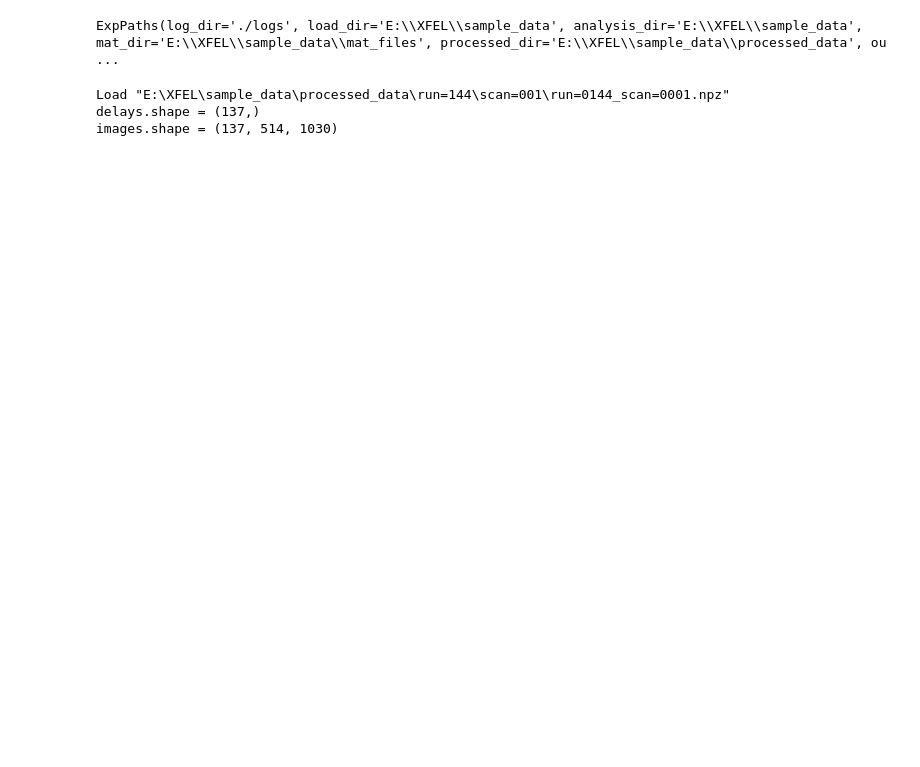
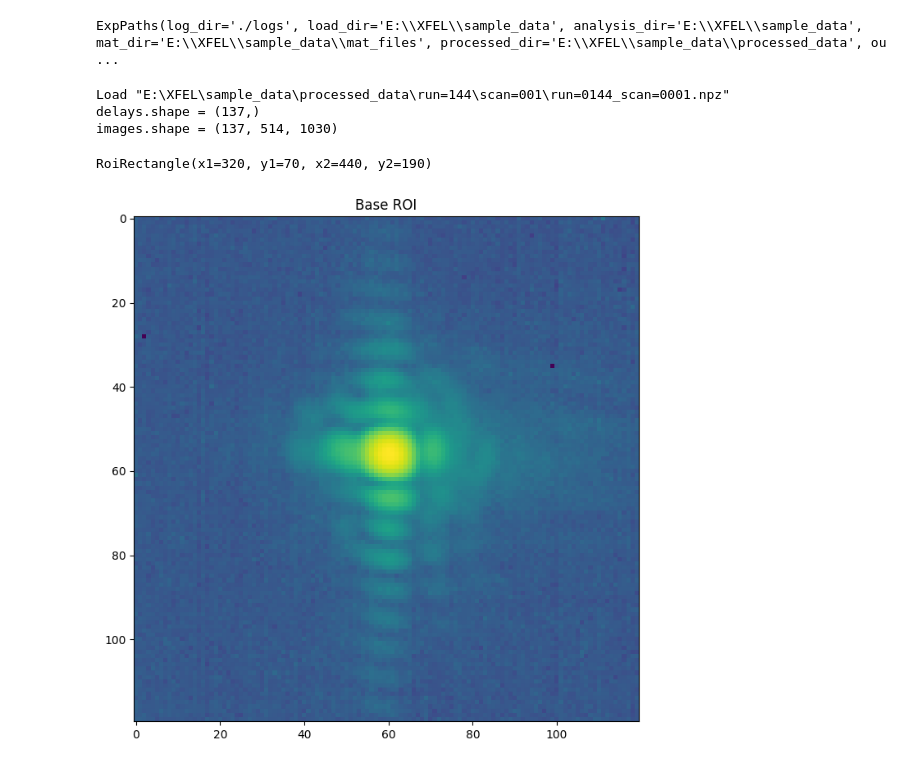
Before and after one commit to SJB7777/CordaX, a Jupyter notebook: notebooks/dynamic_roi/dynamic_roi.ipynb, the cells around one changed output. Drawn from its saved outputs; the diff is of its cells as text; code cells hidden in the pictures; blank space fills up the shorter version.

```diff
--- a/notebooks/dynamic_roi/dynamic_roi.ipynb
+++ b/notebooks/dynamic_roi/dynamic_roi.ipynb
@@ -43,4 +43,16 @@ delays.shape = (137,)
 images.shape = (137, 514, 1030)
 # %%
 images = np.maximum(0, images)
+# %%
+base_roi_rect: RoiRectangle = RoiRectangle(x1=320, y1=70, x2=440, y2=190)
+base_roi_images: npt.NDArray = base_roi_rect.slice(images)
+
+fig, ax = plt.subplots(1, 1, figsize=(10, 8))
+ax.imshow(np.log1p(base_roi_images.sum(0)))
+ax.set_title("Base ROI")
+
+base_roi_rect
+# %% [output]
+RoiRectangle(x1=320, y1=70, x2=440, y2=190)
+[figure, added]
 # %%
```
Also changed, not shown: parts of 4 cells of this notebook, 12 other files.
